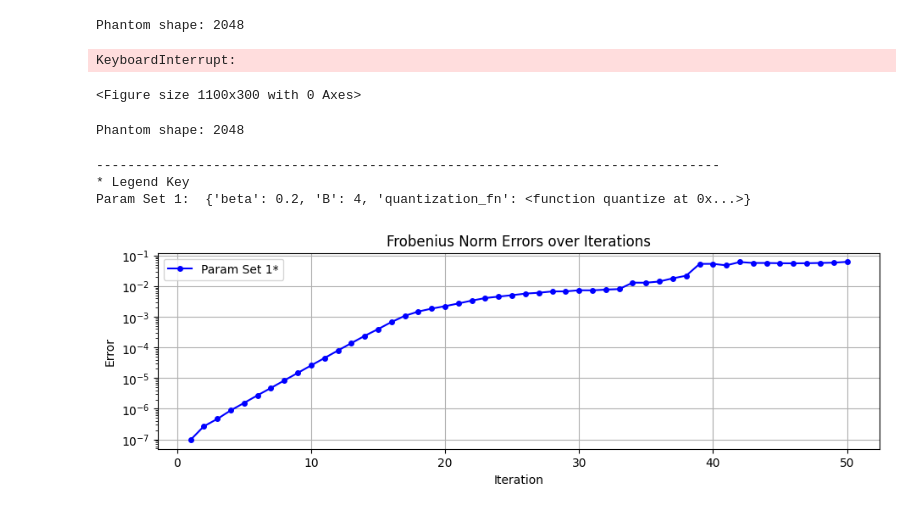
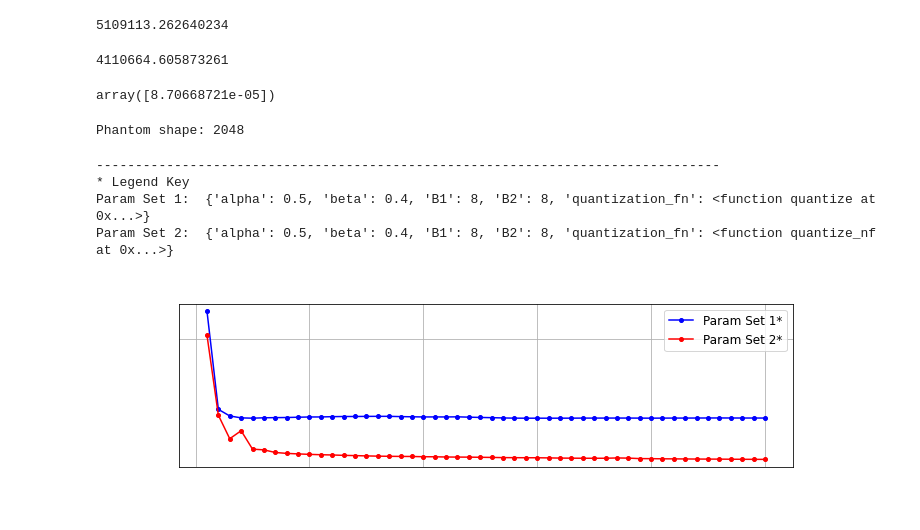
Before and after one commit to pilancilab/caldera, a Jupyter notebook: mixed_lplr.ipynb, the cells around one changed output. Saved outputs shown, nothing was run; the diff lists cells and outputs as text; code cells hidden in the pictures.

```diff
--- a/mixed_lplr.ipynb
+++ b/mixed_lplr.ipynb
@@ -47,7 +54,8 @@ def test_alternating_mixed_lplr(
         "B2": 8,
         "quantization_fn": quantize
     }],
-    iters=10
+    device="cpu",
+    iters=50
 ):
 
     plot_colors = ["b", "r", "g", "c", "m", "k"]
@@ -57,6 +65,7 @@ def test_alternating_mixed_lplr(
 
     # Generate a phantominator matrix
     X = torch.Tensor(shepp_logan(2048))
+    X = X.to(device)
     print(f"Phantom shape: {X.shape[1]}")
 
     plt.figure(figsize=(11, 3))
@@ -66,15 +75,16 @@ def test_alternating_mixed_lplr(
         kwargs["k"] = int(kwargs["beta"] * X.shape[1])
         kwargs["r1"] = int(kwargs["alpha"] * kwargs["k"])
         kwargs["r2"] = kwargs["r1"]
-        kwargs["normalize_and_shift"] = True
+        kwargs["normalize_and_shift"] = False
         kwargs["log_errors"] = True
         kwargs["iters"] = iters
         del kwargs["alpha"]
         del kwargs["beta"]
 
         # Call alternating_mixed_lplr and retrieve errors
-        kwargs["X"] = torch.Tensor(X)
-        _, _, _, errors = alternating_mixed_lplr(**kwargs)
+        kwargs["X"] = X
+        _, _, out, errors = alternating_mixed_lplr(**kwargs)
+
 
         fro_norm_X = torch.norm(X, p="fro").item()
         relative_errors = [error / fro_norm_X for error in errors]
@@ -82,7 +92,7 @@ def test_alternating_mixed_lplr(
         # Plot errors over iterations
 
         plt.plot(
-            range(1, iters + 1),
+            range(1, len(relative_errors) + 1),
             relative_errors,
             marker=plot_markers[(i // len(plot_colors)) % len(plot_markers)],
             linestyle="-",
@@ -104,24 +134,39 @@ def test_alternating_mixed_lplr(
+# %%
+1.3298e+01 / 2.6028e-06
+# %% [output]
+5109113.262640234
+# %%
+1.3298e+01 / 3.2350e-06
+# %% [output]
+4110664.605873261
+# %%
+np.array(errors) / torch.norm(X, p="fro").item()
+# %% [output]
+array([8.70668721e-05])
 # %%
 test_alternating_mixed_lplr([
     {
         "alpha": 0.5, # Fraction of retained columns to be in full precision
         "beta": 0.4, # Fraction of columns to be retained
         "B1": 8,
         "B2": 8,
         "quantization_fn": quantize
     },
     {
         "alpha": 0.5, # Fraction of retained columns to be in full precision
         "beta": 0.4, # Fraction of columns to be retained
         "B1": 8,
         "B2": 8,
         "quantization_fn": quantize_nf
     }
-])
+], device="cuda:2")
 # %% [output]
 Phantom shape: 2048
-KeyboardInterrupt:
+--------------------------------------------------------------------------------
+* Legend Key
+Param Set 1:  {'alpha': 0.5, 'beta': 0.4, 'B1': 8, 'B2': 8, 'quantization_fn': <function quantize at 0x...>}
+Param Set 2:  {'alpha': 0.5, 'beta': 0.4, 'B1': 8, 'B2': 8, 'quantization_fn': <function quantize_nf at 0x...>}
-<Figure size 1100x300 with 0 Axes>
+[figure, added]
 # %%
 def test_loftq(
     lplr_params=[{
@@ -180,11 +226,3 @@ def test_loftq(
     plt.grid(True)
     plt.legend()
     plt.show()
-# %%
-test_loftq()
-# %% [output]
-Phantom shape: 2048
---------------------------------------------------------------------------------
-* Legend Key
-Param Set 1:  {'beta': 0.2, 'B': 4, 'quantization_fn': <function quantize at 0x...>}
-[figure, removed]
```
Also changed, not shown: parts of 13 cells of this notebook, 6 other files.
